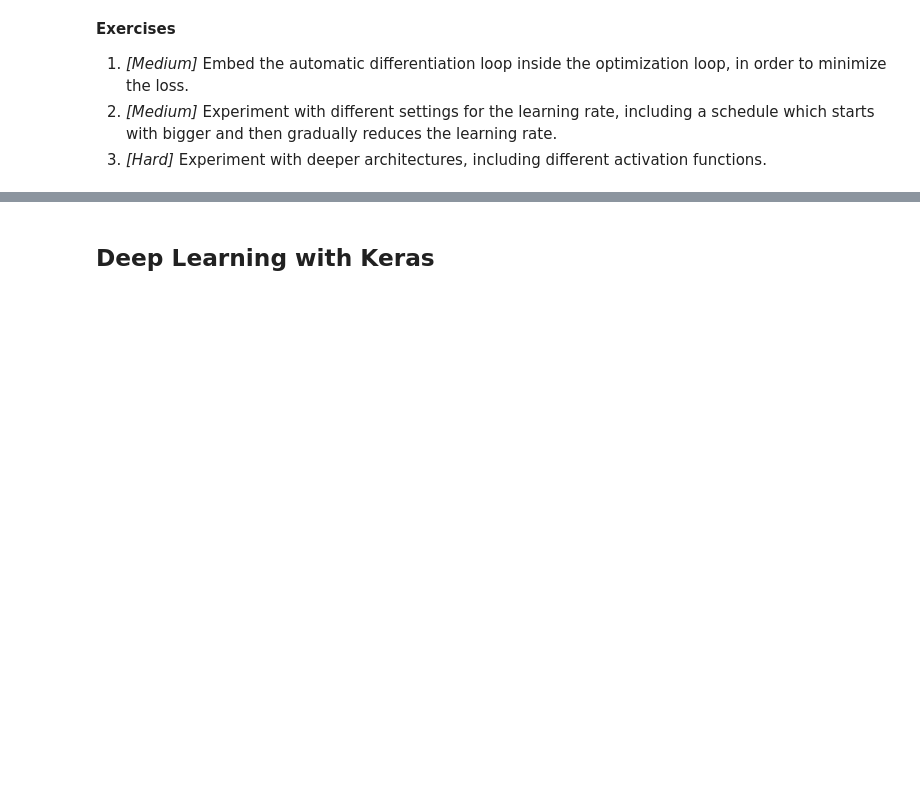
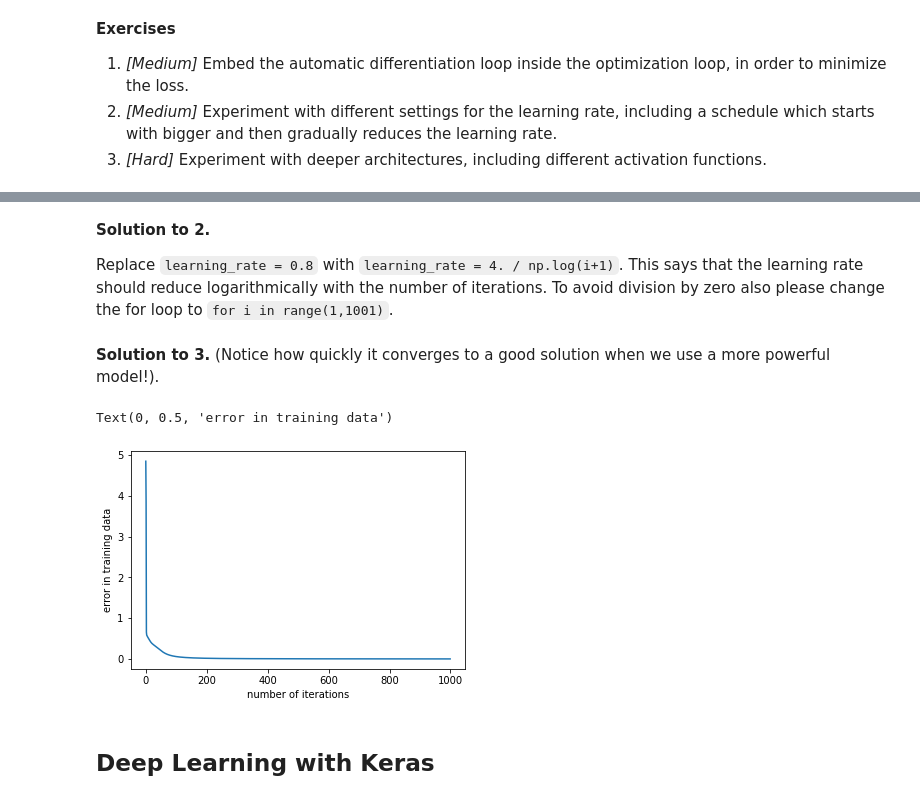
Before and after one commit to datsciafrica/presentations, a Jupyter notebook: kampala2020/DSA2020-DeepLearningPractical.ipynb, the cells around one changed output, grey strips where cells are left out. Drawn from its saved outputs; the diff is of its cells as text; code cells hidden in the pictures; blank space fills up the shorter version.

```diff
--- a/kampala2020/DSA2020-DeepLearningPractical.ipynb
+++ b/kampala2020/DSA2020-DeepLearningPractical.ipynb
@@ -325,3 +361,54 @@ __Exercises__
+# %% [markdown]
+__Solution to 2.__
+
+Replace `learning_rate = 0.8` with `learning_rate = 4. / np.log(i+1)`. This says that the learning rate should reduce logarithmically with the number of iterations. To avoid division by zero also please change the for loop to `for i in range(1,1001)`.
+# %% [markdown]
+__Solution to 3.__
+(Notice how quickly it converges to a good solution when we use a more powerful model!).
+# %%
+# Fix the seed
+np.random.seed(1)
+tf.random.set_seed(1)
+
+# randomly initialize our weights with mean 0
+W0 = tf.Variable(2*tf.random.normal((3,4)) - 1, name="W0")
+W1 = tf.Variable(2*tf.random.normal((4,4)) - 1, name="W1")
+W2 = tf.Variable(2*tf.random.normal((4,1)) - 1, name="W2")
+
+def activation_tanh_tf(x):
+    return (tf.exp(x) - tf.exp(-x)) / (tf.exp(x) + tf.exp(-x))
+
+def fwd_deeper(X, W0, W1, W2):
+    f1 = activation_tf(X @ W0)
+    f2 = activation_tf(f1 @ W1)
+    f3 = activation_tanh_tf(f2 @ W2)
+    loss = tf.reduce_sum(0.5 * (y-f3)**2 )
+    return loss
+
+error = []
+
+# Optimize
+for i in range(1,1001):
+    with tf.GradientTape() as tape:
+        loss = fwd_deeper(X, W0, W1, W2)
+
+    [g0_autograd, g1_autograd, g2_autograd] = tape.gradient(loss, [W0, W1, W2])
+
+    # Update the weights
+    learning_rate = 4. / np.log(i+1)
+    W0.assign(W0 -  learning_rate * g0_autograd)
+    W1.assign(W1 - learning_rate * g1_autograd)
+    W2.assign(W2 - learning_rate * g2_autograd)
+
+    # Keep track of error
+    error.append(loss)
+
+plt.plot(error)
+plt.xlabel('number of iterations')
+plt.ylabel('error in training data')
+# %% [output]
+Text(0, 0.5, 'error in training data')
+[figure, added]
 # %% [markdown]
 ## Deep Learning with Keras
 # %% [markdown]
```
Also changed, not shown: parts of 4 cells of this notebook.
